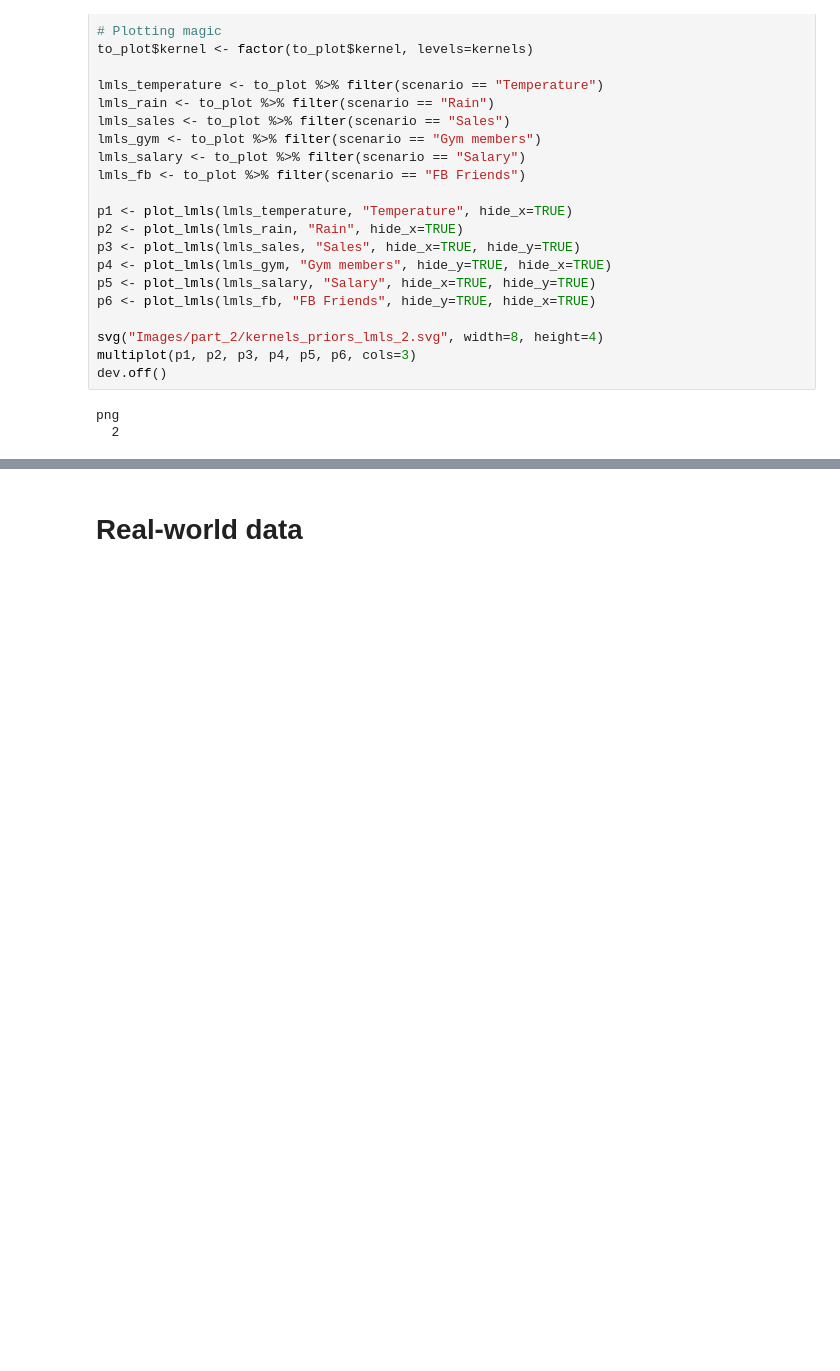
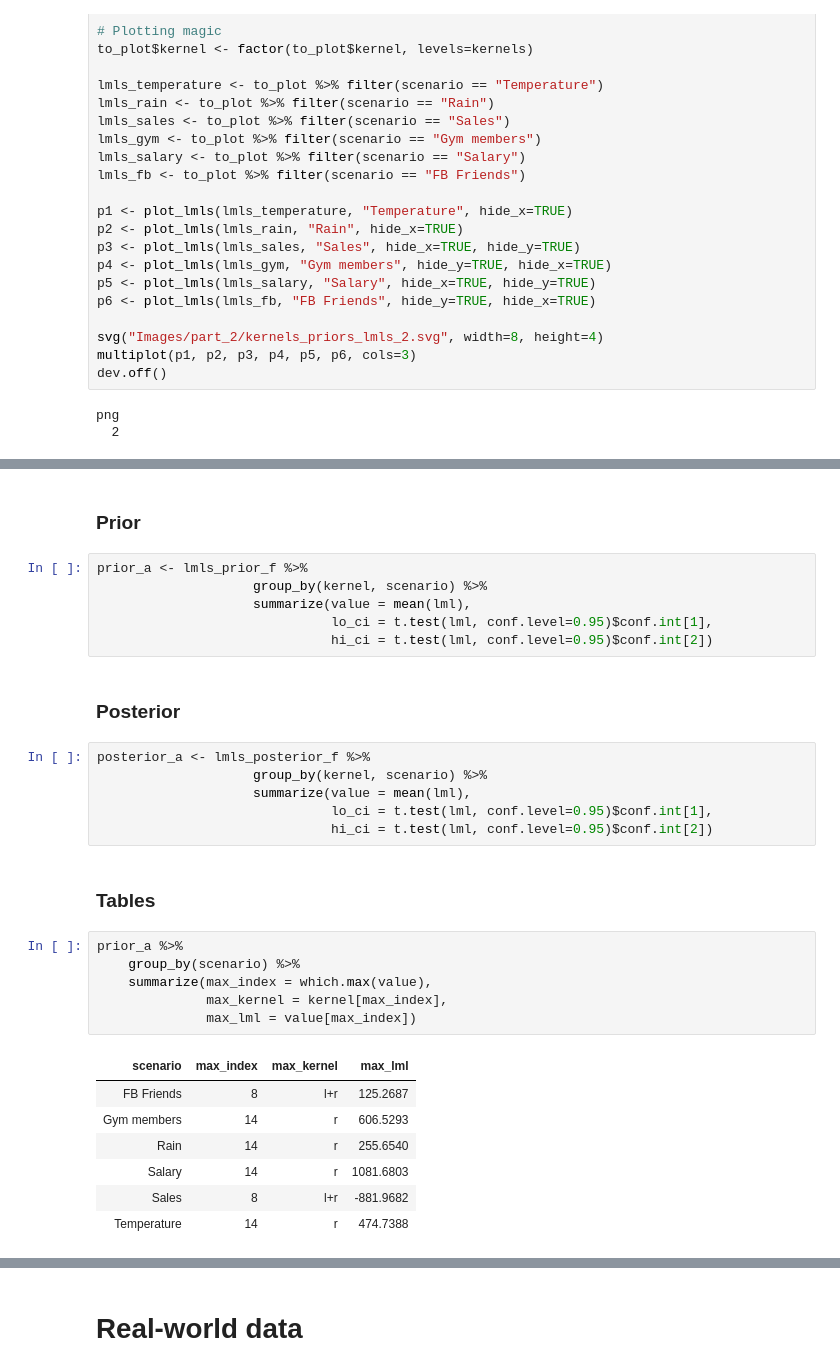
Before and after one commit to ericschulz/compforca, a Jupyter notebook: Data analysis/3- New compositional analysis.ipynb, the cells around one changed output, grey strips where cells are left out. Drawn from its saved outputs; the diff is of its cells as text; blank space fills up the shorter version.

```diff
--- a/Data analysis/3- New compositional analysis.ipynb
+++ b/Data analysis/3- New compositional analysis.ipynb
@@ -255,0 +425,32 @@ png
+# %% [markdown]
+### Prior
+# %%
+prior_a <- lmls_prior_f %>%
+                    group_by(kernel, scenario) %>%
+                    summarize(value = mean(lml),
+                              lo_ci = t.test(lml, conf.level=0.95)$conf.int[1],
+                              hi_ci = t.test(lml, conf.level=0.95)$conf.int[2])
+# %% [markdown]
+### Posterior
+# %%
+posterior_a <- lmls_posterior_f %>%
+                    group_by(kernel, scenario) %>%
+                    summarize(value = mean(lml),
+                              lo_ci = t.test(lml, conf.level=0.95)$conf.int[1],
+                              hi_ci = t.test(lml, conf.level=0.95)$conf.int[2])
+# %% [markdown]
+### Tables
+# %%
+prior_a %>%
+    group_by(scenario) %>%
+    summarize(max_index = which.max(value),
+              max_kernel = kernel[max_index],
+              max_lml = value[max_index])
+# %% [output]
+| scenario | max_index | max_kernel | max_lml |
+| FB Friends | 8 | l+r | 125.2687 |
+| Gym members | 14 | r | 606.5293 |
+| Rain | 14 | r | 255.6540 |
+| Salary | 14 | r | 1081.6803 |
+| Sales | 8 | l+r | -881.9682 |
+| Temperature | 14 | r | 474.7388 |
```
Also changed, not shown: parts of 27 cells of this notebook, 11 other files.
